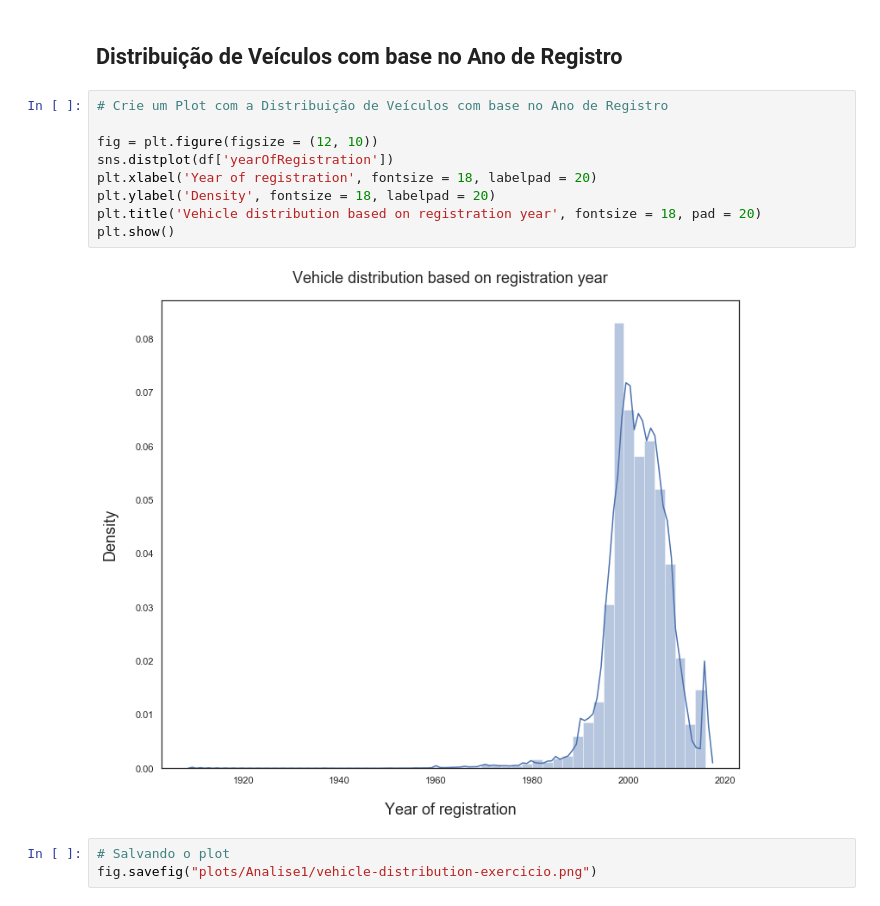
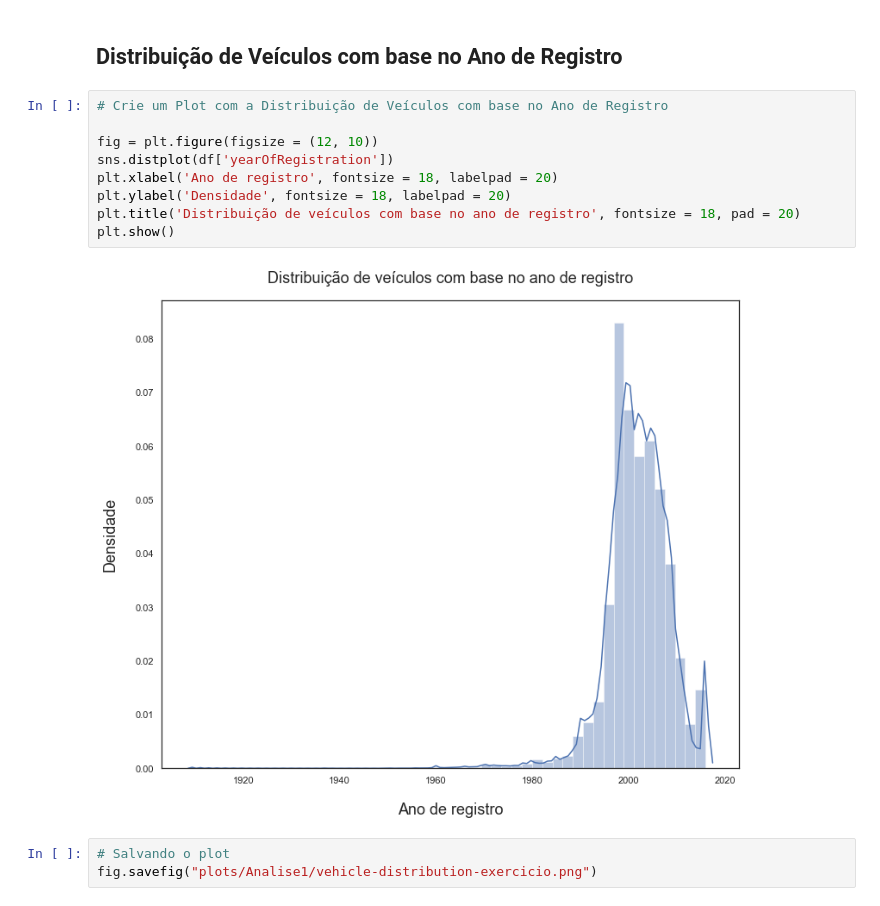
Before and after one commit to Leonardo-S95/Data-Science-Academy, a Jupyter notebook: mini-projetos/Mini-Projeto2 - Analise1.ipynb, the cells around one changed output. Saved outputs shown, nothing was run; the diff lists cells and outputs as text.

```diff
--- a/mini-projetos/Mini-Projeto2 - Analise1.ipynb
+++ b/mini-projetos/Mini-Projeto2 - Analise1.ipynb
@@ -27,14 +27,14 @@ df = pd.read_csv(clean_data_path,encoding = "latin-1")
 # %%
 # Crie um Plot com a Distribuição de Veículos com base no Ano de Registro
 
 fig = plt.figure(figsize = (12, 10))
 sns.distplot(df['yearOfRegistration'])
-plt.xlabel('Year of registration', fontsize = 18, labelpad = 20)
-plt.ylabel('Density', fontsize = 18, labelpad = 20)
-plt.title('Vehicle distribution based on registration year', fontsize = 18, pad = 20)
+plt.xlabel('Ano de registro', fontsize = 18, labelpad = 20)
+plt.ylabel('Densidade', fontsize = 18, labelpad = 20)
+plt.title('Distribuição de veículos com base no ano de registro', fontsize = 18, pad = 20)
 plt.show()
 # %% [output]
-[figure, old version]
+[figure, new version]
 # %%
 # Salvando o plot
 fig.savefig("plots/Analise1/vehicle-distribution-exercicio.png")
```
